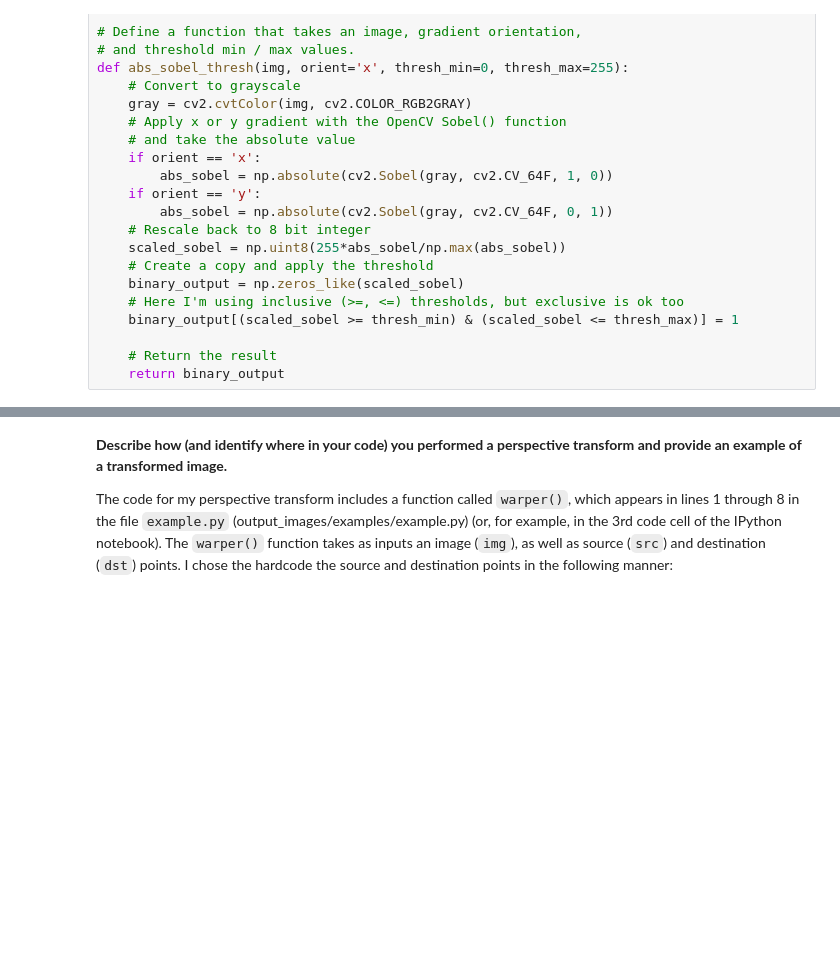
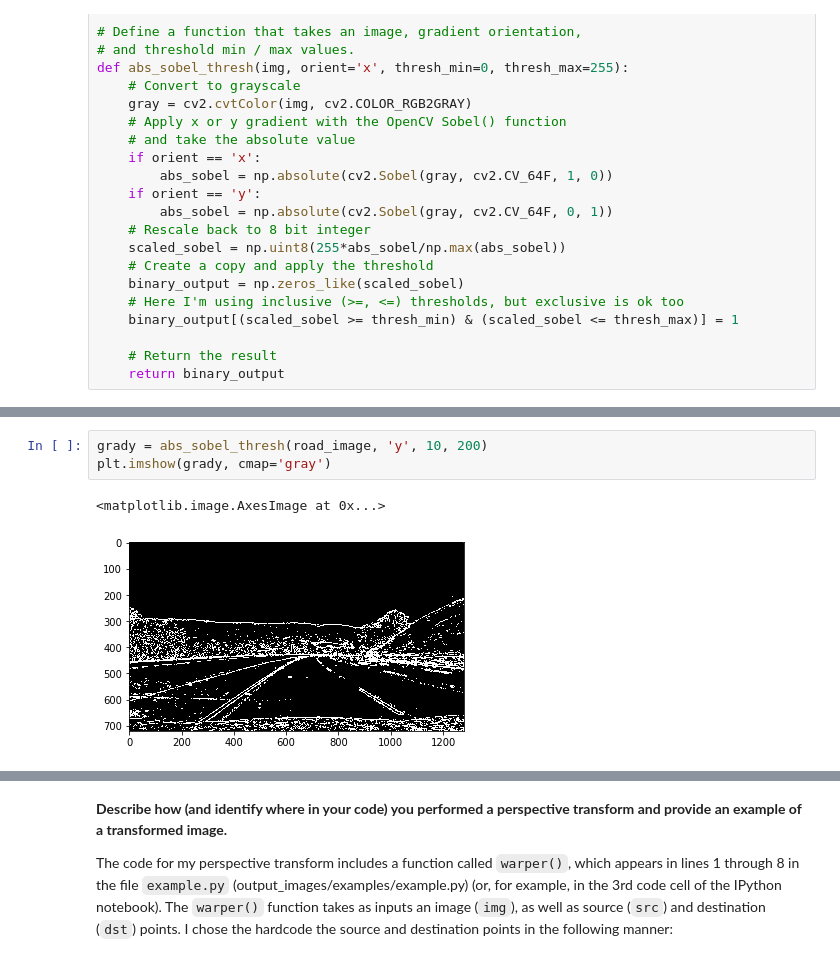
Before and after one commit to hairizuanbinnoorazman/CarND-Advanced-Lane-Lines, a Jupyter notebook: Advanced Lane Finding.ipynb, the cells around one changed output, grey strips where cells are left out. Saved outputs shown, nothing was run; the diff lists cells and outputs as text; blank space fills up the shorter version.

```diff
--- a/Advanced Lane Finding.ipynb
+++ b/Advanced Lane Finding.ipynb
@@ -285,0 +282,6 @@ plt.imshow(lol, cmap='gray')
+# %%
+grady = abs_sobel_thresh(road_image, 'y', 10, 200)
+plt.imshow(grady, cmap='gray')
+# %% [output]
+<matplotlib.image.AxesImage at 0x...>
+[figure, added]
```
Also changed, not shown: parts of 10 cells of this notebook.
